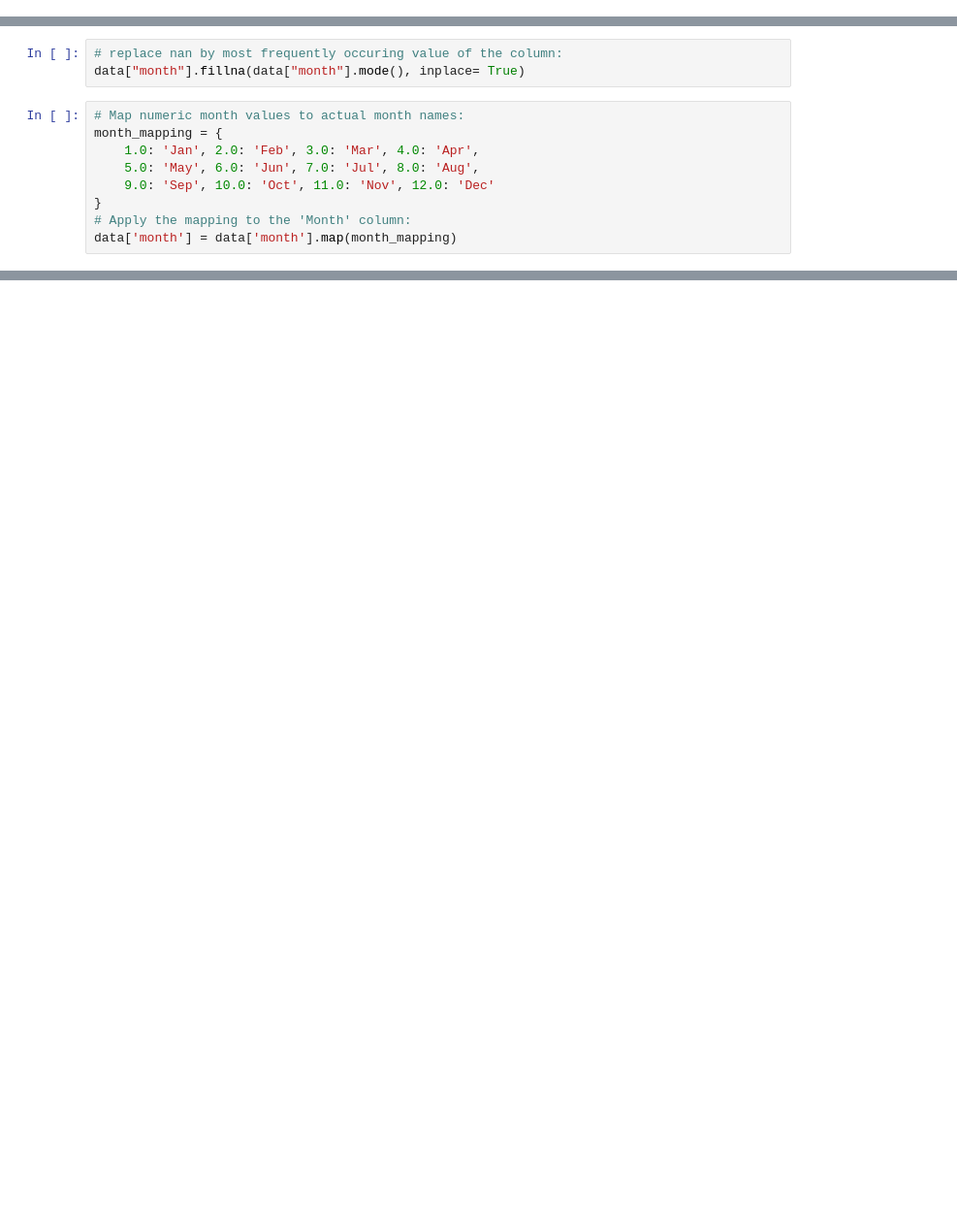
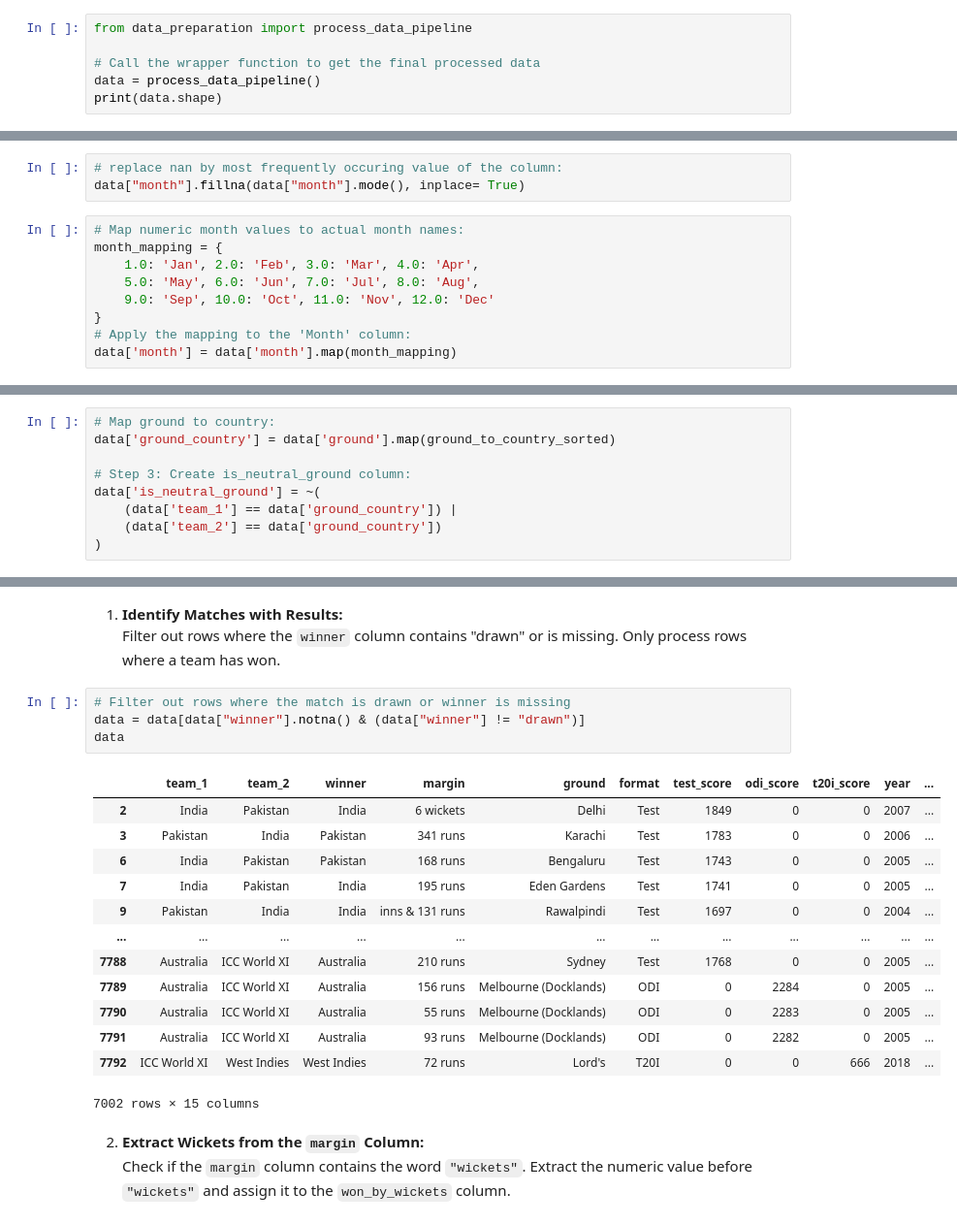
Before and after one commit to RussDai/Projects, a Jupyter notebook: 02_Data_Visuallization/01_Test_Nations_Data_Analysis/src/data_engineering.ipynb, the cells around one changed output, grey strips where cells are left out. Shown at 97% size. Cells and saved outputs as stored; diff of their text form; blank space fills up the shorter version.

Commit message:
data_engineering file in cricket data analysis is updated

```diff
--- a/02_Data_Visuallization/01_Test_Nations_Data_Analysis/src/data_engineering.ipynb
+++ b/02_Data_Visuallization/01_Test_Nations_Data_Analysis/src/data_engineering.ipynb
@@ -7,0 +12,6 @@ data.head(3)
+# %%
+from data_preparation import process_data_pipeline
+
+# Call the wrapper function to get the final processed data
+data = process_data_pipeline()
+print(data.shape)
@@ -32,0 +227,9 @@ data.head(3)
+# %%
+# Map ground to country:
+data['ground_country'] = data['ground'].map(ground_to_country_sorted)
+
+# Step 3: Create is_neutral_ground column:
+data['is_neutral_ground'] = ~(
+    (data['team_1'] == data['ground_country']) |
+    (data['team_2'] == data['ground_country'])
+)
@@ -32,0 +266,24 @@ data.head(3)
+# %% [markdown]
+1. **Identify Matches with Results:**
+Filter out rows where the `winner` column contains "drawn" or is missing. Only process rows where a team has won.
+# %%
+# Filter out rows where the match is drawn or winner is missing
+data = data[data["winner"].notna() & (data["winner"] != "drawn")]
+data
+# %% [output]
+|  | team_1 | team_2 | winner | margin | ground | format | test_score | odi_score | t20i_score | year | ... |
+| 2 | India | Pakistan | India | 6 wickets | Delhi | Test | 1849 | 0 | 0 | 2007 | ... |
+| 3 | Pakistan | India | Pakistan | 341 runs | Karachi | Test | 1783 | 0 | 0 | 2006 | ... |
+| 6 | India | Pakistan | Pakistan | 168 runs | Bengaluru | Test | 1743 | 0 | 0 | 2005 | ... |
+| 7 | India | Pakistan | India | 195 runs | Eden Gardens | Test | 1741 | 0 | 0 | 2005 | ... |
+| 9 | Pakistan | India | India | inns & 131 runs | Rawalpindi | Test | 1697 | 0 | 0 | 2004 | ... |
+| ... | ... | ... | ... | ... | ... | ... | ... | ... | ... | ... | ... |
+| 7788 | Australia | ICC World XI | Australia | 210 runs | Sydney | Test | 1768 | 0 | 0 | 2005 | ... |
+| 7789 | Australia | ICC World XI | Australia | 156 runs | Melbourne (Docklands) | ODI | 0 | 2284 | 0 | 2005 | ... |
+| 7790 | Australia | ICC World XI | Australia | 55 runs | Melbourne (Docklands) | ODI | 0 | 2283 | 0 | 2005 | ... |
+| 7791 | Australia | ICC World XI | Australia | 93 runs | Melbourne (Docklands) | ODI | 0 | 2282 | 0 | 2005 | ... |
+| 7792 | ICC World XI | West Indies | West Indies | 72 runs | Lord's | T20I | 0 | 0 | 666 | 2018 | ... |
+7002 rows × 15 columns
+# %% [markdown]
+2. **Extract Wickets from the `margin` Column:**
+Check if the `margin` column contains the word `"wickets"`. Extract the numeric value before `"wickets"` and assign it to the `won_by_wickets` column.
```
Also changed, not shown: parts of 32 cells of this notebook, 2 other files.
